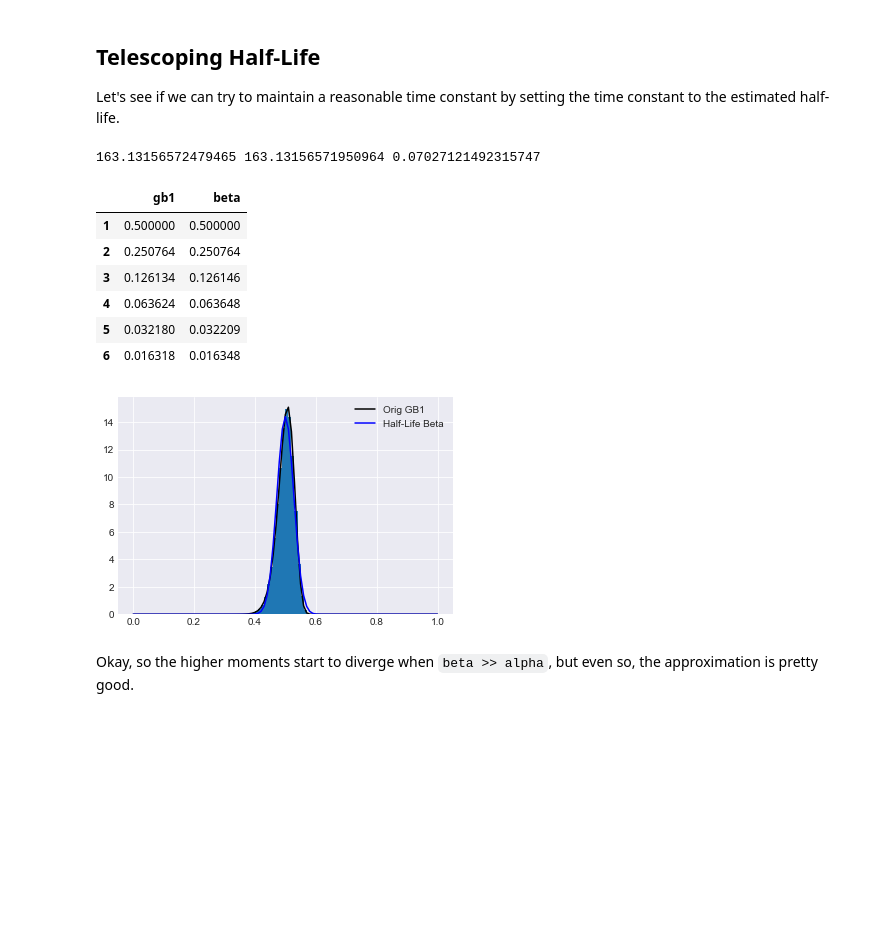
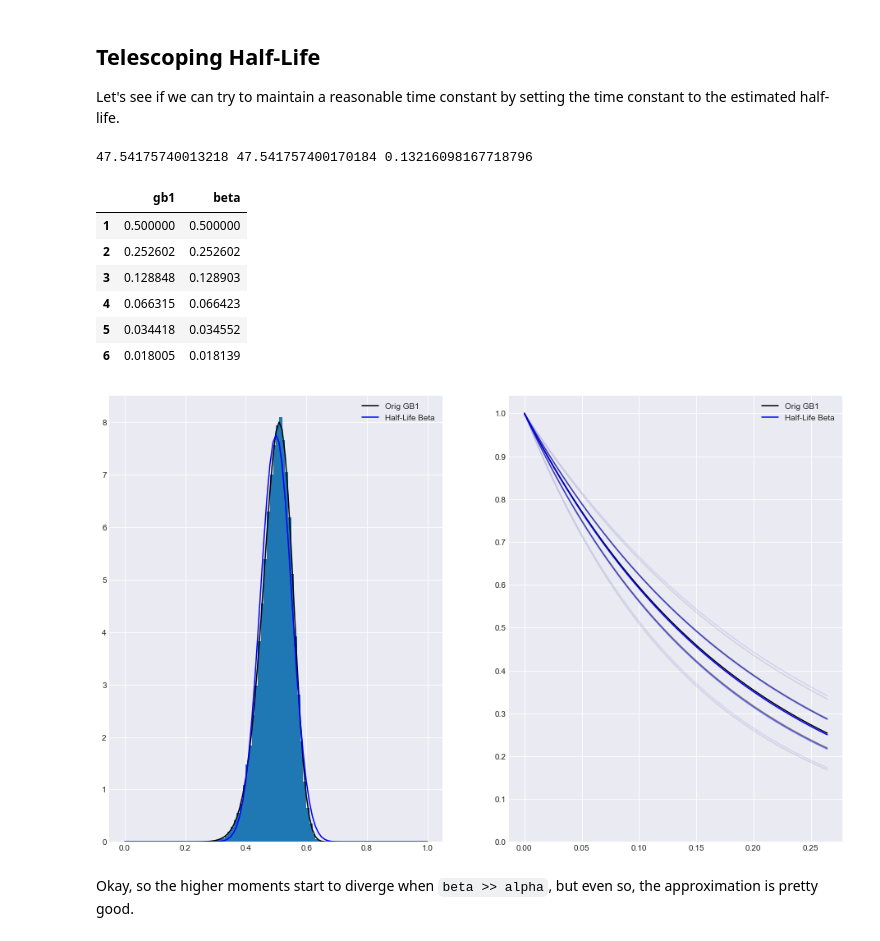
Before and after one commit to rkern/ebisu, a Jupyter notebook: EbisuGB1.ipynb, the cells around one changed output. Cells and saved outputs as stored; diff of their text form; code cells hidden in the pictures; blank space fills up the shorter version.

Commit message:
ENH: Plot decays of half-life approximation.

```diff
--- a/EbisuGB1.ipynb
+++ b/EbisuGB1.ipynb
@@ -446,46 +446,55 @@ def estimate_half_life(model, quantile=0.5):
     t1 = np.exp(sol.root) * t0
     return t1
 # %%
-model0 = (2.0, 30000.0, 1.0)
+model0 = (2.0, 300.0, 1.0)
 th = estimate_half_life(model0, 0.5)
 m = ebisu.predictRecall(model0, th)
 v = ebisu.predictRecallVar(model0, th)
 alpha1, beta1 = ebisu.ebisu._meanVarToBeta(m, v)
 model1 = (alpha1, beta1, th)
 
 
 def compare_moments(model0, n):
     """Tabulate the first n moments of both approximations.
     """
     alpha0, beta0, t0 = model0
     th = estimate_half_life(model0, 0.5)
     m = ebisu.predictRecall(model0, th)
     v = ebisu.predictRecallVar(model0, th)
     delta0 = th / t0
     alpha1, beta1 = ebisu.ebisu._meanVarToBeta(m, v)
     model1 = (alpha1, beta1, th)
     ns = np.arange(1, n+1)
     gb1_ms = genbeta1_nmoments(alpha0, beta0, delta0, ns)
     beta_ms = genbeta1_nmoments(alpha1, beta1, 1.0, ns)
     df = pandas.DataFrame(dict(gb1=gb1_ms, beta=beta_ms), index=ns)
     return df
 
-plot_genbeta1(model0, th, label='Orig GB1')
-plot_genbeta1(model1, th, color='blue', label='Half-Life Beta')
-plt.hist(simulate_probs(model0, th, 100000), bins=np.linspace(0.0, 1.0, 101), density=True);
-plt.legend();
+with plt.style.context({'figure.figsize': (16.0, 10.0)}):
+    plt.subplot(1, 2, 1)
+    plot_genbeta1(model0, th, label='Orig GB1')
+    plot_genbeta1(model1, th, color='blue', label='Half-Life Beta')
+    plt.hist(simulate_probs(model0, th, 100000), bins=np.linspace(0.0, 1.0, 101), density=True);
+    plt.legend();
+    plt.subplot(1, 2, 2)
+    ts = np.linspace(0.0, 2*th, 101)
+    plot_decay(model0, ts, label='Orig GB1')
+    plot_decay(model1, ts, color='blue', label='Half-Life Beta')
+    plt.yticks(np.linspace(0.0, 1.0, 11))
+    plt.legend();
+
 momdf = compare_moments(model0, 6)
 print(alpha1, beta1, th)
 momdf
 # %% [output]
-163.13156572479465 163.13156571950964 0.07027121492315747
+47.54175740013218 47.541757400170184 0.13216098167718796
 |  | gb1 | beta |
 | 1 | 0.500000 | 0.500000 |
-| 2 | 0.250764 | 0.250764 |
-| 3 | 0.126134 | 0.126146 |
-| 4 | 0.063624 | 0.063648 |
-| 5 | 0.032180 | 0.032209 |
-| 6 | 0.016318 | 0.016348 |
+| 2 | 0.252602 | 0.252602 |
+| 3 | 0.128848 | 0.128903 |
+| 4 | 0.066315 | 0.066423 |
+| 5 | 0.034418 | 0.034552 |
+| 6 | 0.018005 | 0.018139 |
-[figure, old version]
+[figure, new version]
 # %% [markdown]
 Okay, so the higher moments start to diverge when `beta >> alpha`, but even so, the approximation is pretty good.
```
